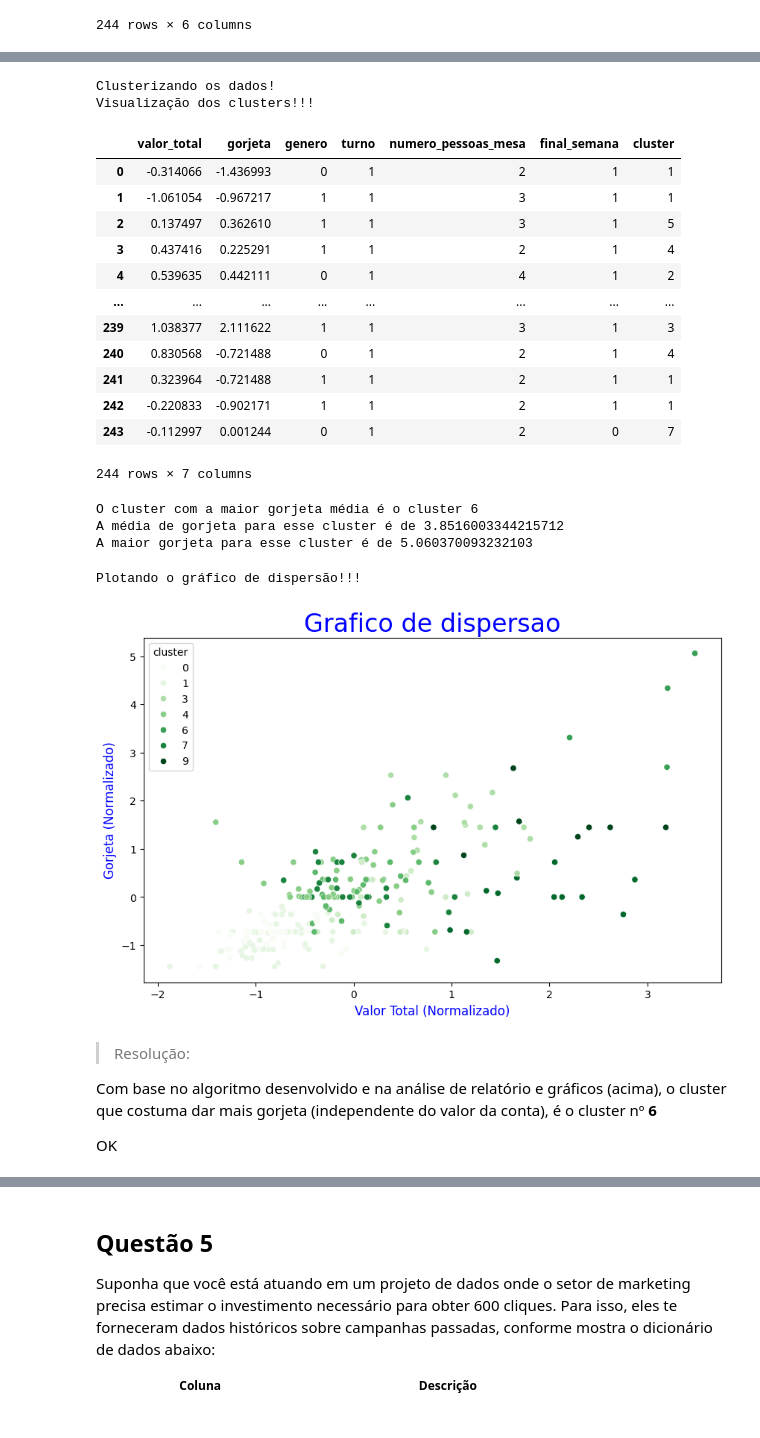
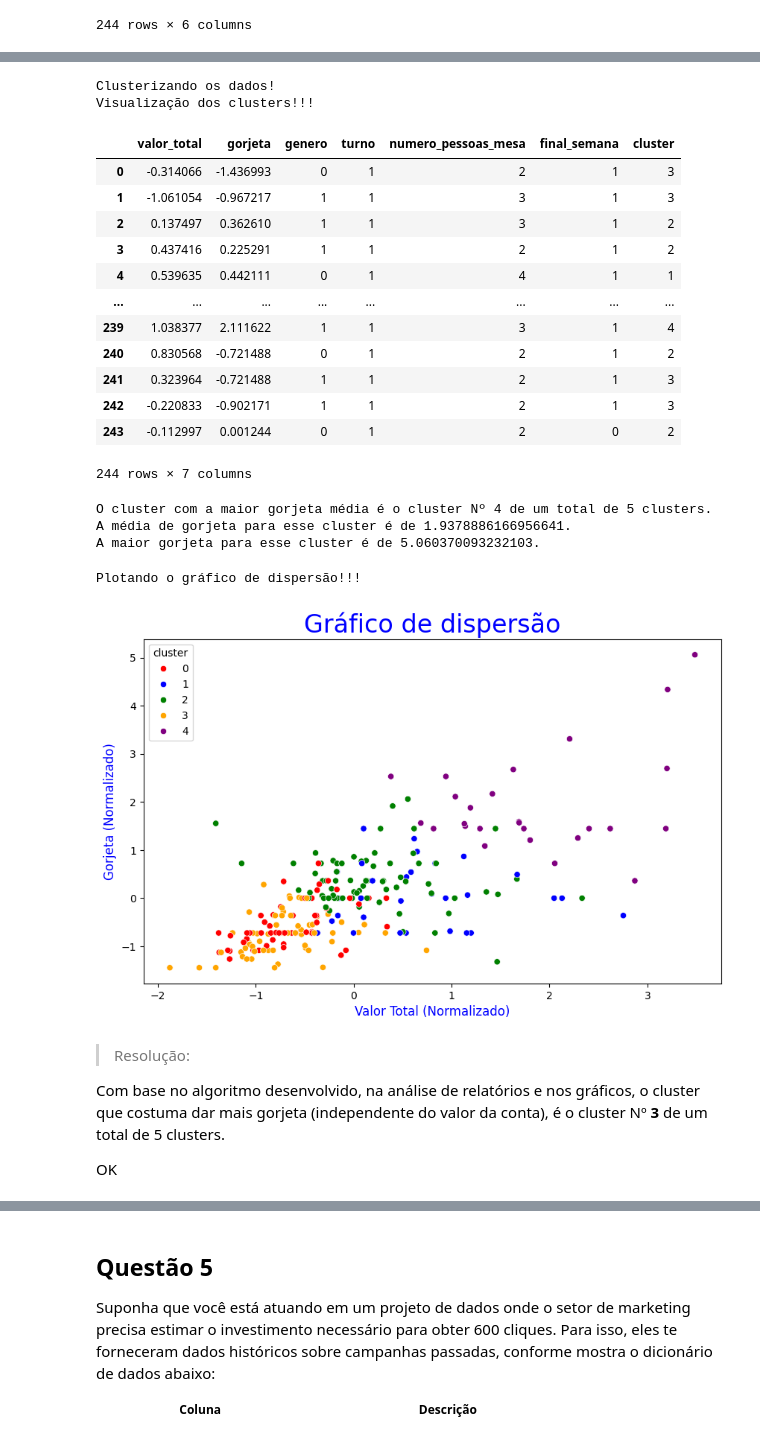
Before and after one commit to DallastaDaniel/ML_especializacao, a Jupyter notebook: Atividade_avaliativa_ML.ipynb, the cells around one changed output, grey strips where cells are left out. Cells and saved outputs as stored; diff of their text form; code cells hidden in the pictures.

```diff
--- a/Atividade_avaliativa_ML.ipynb
+++ b/Atividade_avaliativa_ML.ipynb
@@ -388,7 +387,10 @@ Seleção de k (método do cotovelo)!!!
 # %%
 # Clusterizando os dados do dataframe "dados_limpos":
 print("Clusterizando os dados!")
-kmeans = KMeans(n_clusters=k, n_init=10) # Instancia o modelo K-means
+clusters_n = 5 # Número de clusters
+init_n = 20 # Número de inicializações
+random_n = 42 # Semente aleatória
+kmeans = KMeans(n_clusters=clusters_n, n_init=init_n, random_state=random_n) # Instancia o modelo K-means
 kmeans.fit(dados_limpos) # Treina o modelo
 clusters = kmeans.labels_ # Recupera os clusters
 dados_limpos['cluster'] = clusters # Adiciona a coluna 'cluster' ao dataframe "dados_limpos"
@@ -400,20 +402,20 @@ dados_limpos
 Clusterizando os dados!
 Visualização dos clusters!!!
 |  | valor_total | gorjeta | genero | turno | numero_pessoas_mesa | final_semana | cluster |
-| 0 | -0.314066 | -1.436993 | 0 | 1 | 2 | 1 | 1 |
-| 1 | -1.061054 | -0.967217 | 1 | 1 | 3 | 1 | 1 |
-| 2 | 0.137497 | 0.362610 | 1 | 1 | 3 | 1 | 5 |
-| 3 | 0.437416 | 0.225291 | 1 | 1 | 2 | 1 | 4 |
-| 4 | 0.539635 | 0.442111 | 0 | 1 | 4 | 1 | 2 |
+| 0 | -0.314066 | -1.436993 | 0 | 1 | 2 | 1 | 3 |
+| 1 | -1.061054 | -0.967217 | 1 | 1 | 3 | 1 | 3 |
+| 2 | 0.137497 | 0.362610 | 1 | 1 | 3 | 1 | 2 |
+| 3 | 0.437416 | 0.225291 | 1 | 1 | 2 | 1 | 2 |
+| 4 | 0.539635 | 0.442111 | 0 | 1 | 4 | 1 | 1 |
 | ... | ... | ... | ... | ... | ... | ... | ... |
-| 239 | 1.038377 | 2.111622 | 1 | 1 | 3 | 1 | 3 |
-| 240 | 0.830568 | -0.721488 | 0 | 1 | 2 | 1 | 4 |
-| 241 | 0.323964 | -0.721488 | 1 | 1 | 2 | 1 | 1 |
-| 242 | -0.220833 | -0.902171 | 1 | 1 | 2 | 1 | 1 |
-| 243 | -0.112997 | 0.001244 | 0 | 1 | 2 | 0 | 7 |
+| 239 | 1.038377 | 2.111622 | 1 | 1 | 3 | 1 | 4 |
+| 240 | 0.830568 | -0.721488 | 0 | 1 | 2 | 1 | 2 |
+| 241 | 0.323964 | -0.721488 | 1 | 1 | 2 | 1 | 3 |
+| 242 | -0.220833 | -0.902171 | 1 | 1 | 2 | 1 | 3 |
+| 243 | -0.112997 | 0.001244 | 0 | 1 | 2 | 0 | 2 |
 244 rows × 7 columns
 # %%
-# prompt: Usando o DataFrame dados_limpos: Qual é o "cluster" na qual o valor de "gorjeta" é maior?
+# Qual é o "cluster" na qual o valor de "gorjeta" é maior?
 
 # Agrupa os dados por 'cluster' e calcula a média da 'gorjeta' para cada grupo
 media_gorjeta_por_cluster = dados_limpos.groupby('cluster')['gorjeta'].mean()
@@ -423,33 +425,33 @@ cluster_maior_gorjeta = media_gorjeta_por_cluster.idxmax()
 
 # Exibe a resposta
 # Cluster com maior gorjeta media
-print(f"O cluster com a maior gorjeta média é o cluster {cluster_maior_gorjeta}")
+print(f"O cluster com a maior gorjeta média é o cluster Nº {cluster_maior_gorjeta} de um total de {clusters_n} clusters.")
 # Media de gorjeta para o cluster
-print(f"A média de gorjeta para esse cluster é de {media_gorjeta_por_cluster[cluster_maior_gorjeta]}")
+print(f"A média de gorjeta para esse cluster é de {media_gorjeta_por_cluster[cluster_maior_gorjeta]}.")
 # Maior gorjeta para este cluster
-print(f"A maior gorjeta para esse cluster é de {dados_limpos[dados_limpos['cluster'] == cluster_maior_gorjeta]['gorjeta'].max()}")
+print(f"A maior gorjeta para esse cluster é de {dados_limpos[dados_limpos['cluster'] == cluster_maior_gorjeta]['gorjeta'].max()}.")
 # %% [output]
-O cluster com a maior gorjeta média é o cluster 6
-A média de gorjeta para esse cluster é de 3.8516003344215712
-A maior gorjeta para esse cluster é de 5.060370093232103
+O cluster com a maior gorjeta média é o cluster Nº 4 de um total de 5 clusters.
+A média de gorjeta para esse cluster é de 1.9378886166956641.
+A maior gorjeta para esse cluster é de 5.060370093232103.
 # %%
 # Plotando o gráfico de dispersão.
 import matplotlib.pyplot as plt
 print("Plotando o gráfico de dispersão!!!")
-
+cores = ['red', 'blue', 'green', 'orange', 'purple', 'brown', 'pink', 'gray', 'cyan', 'yellow']
 plt.figure(figsize=(10, 6))
-sns.scatterplot(x='valor_total', y='gorjeta', hue='cluster', data=dados_limpos, palette='Greens')
-plt.title('Grafico de dispersao', fontsize=24, color='blue')
+sns.scatterplot(x='valor_total', y='gorjeta', hue='cluster', data=dados_limpos, palette=cores)
+plt.title('Gráfico de dispersão', fontsize=24, color='blue')
 plt.xlabel('Valor Total (Normalizado)', fontsize=12, color='blue')
 plt.ylabel('Gorjeta (Normalizado)', fontsize=12, color='blue')
 plt.show()
 # %% [output]
 Plotando o gráfico de dispersão!!!
-[figure, old version]
+[figure, new version]
 # %% [markdown]
 > Resolução:
 
-Com base no algoritmo desenvolvido e na análise de relatório e gráficos (acima), o cluster que costuma dar mais gorjeta (independente do valor da conta), é o cluster nº **6**
+Com base no algoritmo desenvolvido, na análise de relatórios e nos gráficos, o cluster que costuma dar mais gorjeta (independente do valor da conta), é o cluster Nº **3** de um total de 5 clusters.
 
 OK
 # %% [markdown]
```
Also changed, not shown: parts of 31 cells of this notebook.
